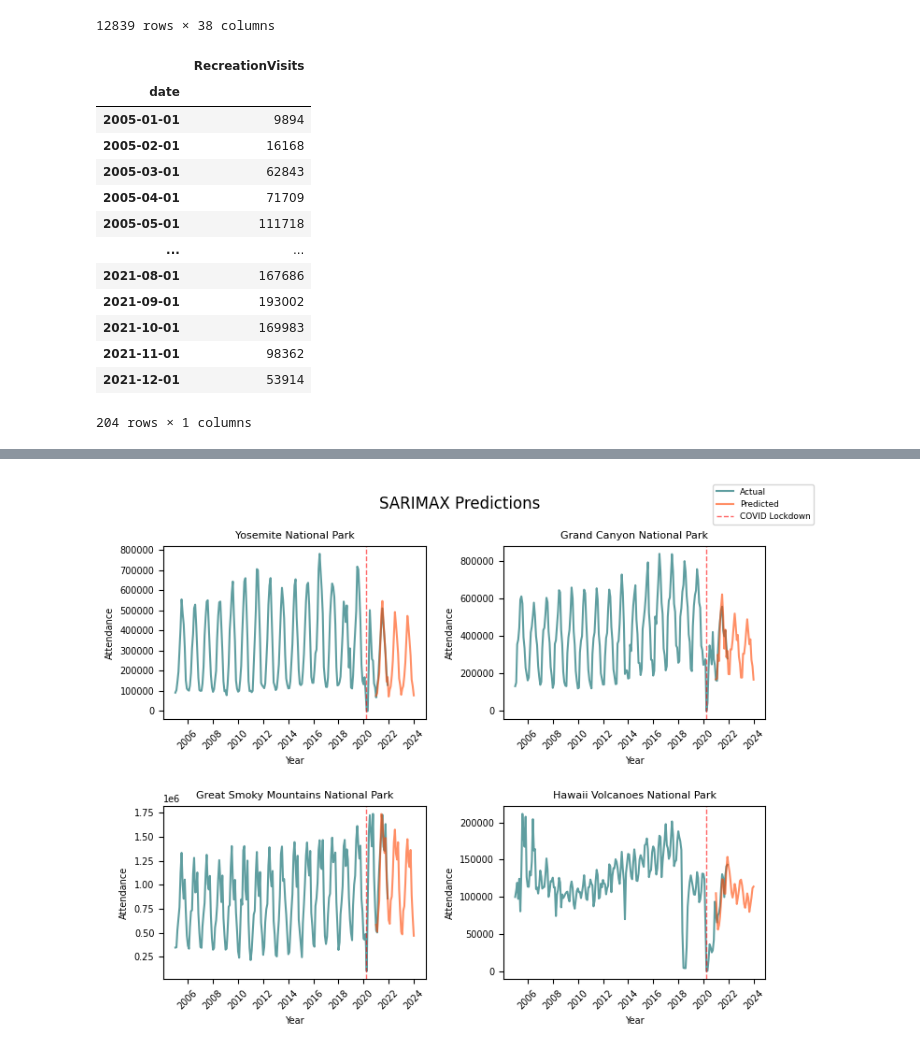
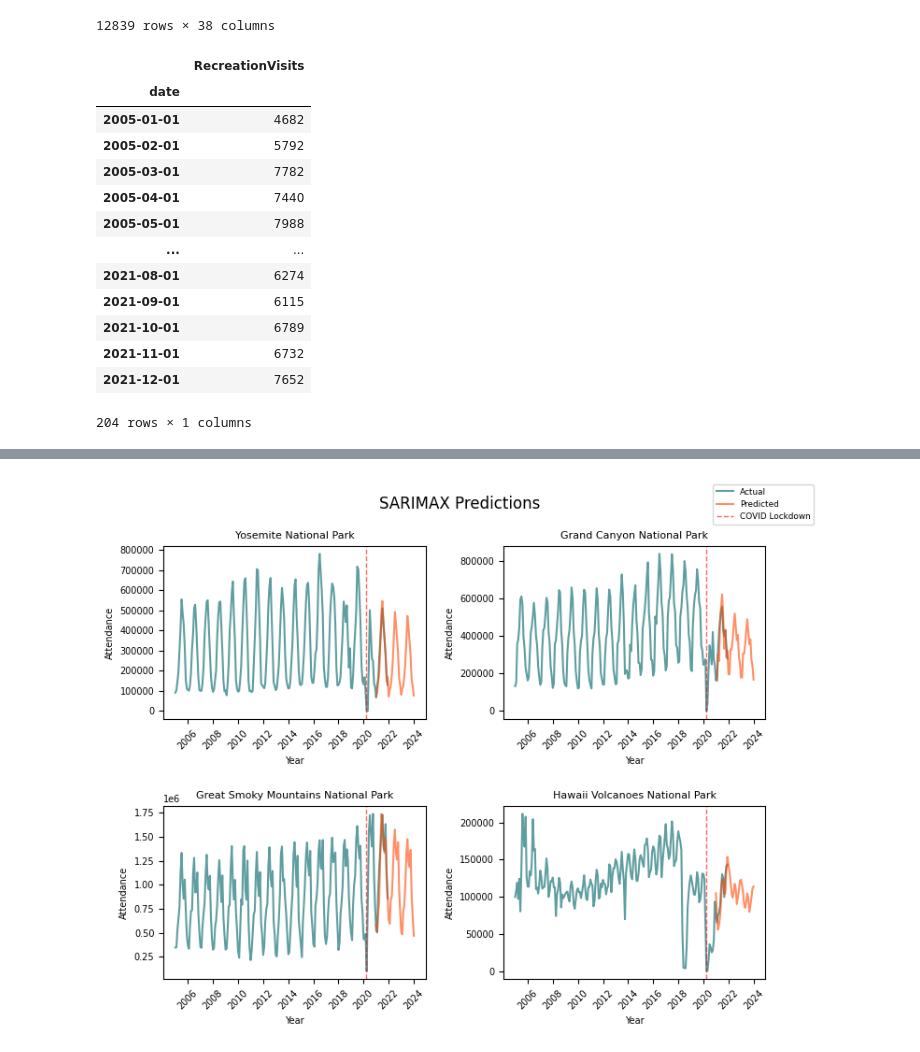
Before and after one commit to l-ching/Milestone-2, a Jupyter notebook: sarimax.ipynb, the cells around one changed output, grey strips where cells are left out. Cells and saved outputs as stored; diff of their text form; code cells hidden in the pictures.

```diff
--- a/sarimax.ipynb
+++ b/sarimax.ipynb
@@ -12,7 +13,7 @@ import numpy as np
 
 import calendar
 
-np_df = pd.read_csv('NPS_with_trends.csv', index_col = 0)
+np_df = pd.read_csv('assets/NPS_with_trends.csv', index_col = 0)
 
 # add month as col
 np_df['MonthName'] = np_df['Month'].apply(lambda x: calendar.month_abbr[x])
@@ -35,27 +36,27 @@ np_df
 | 12838 | Zion National Park | ZION | National Park | Intermountain | UT | 2021 | 12 | 211983 | ... |
 12839 rows × 38 columns
 # %%
-park_name = 'Arches National Park'
+park_name = 'Dry Tortugas National Park'
 park_df = np_df[np_df['ParkName'] == park_name][['date','Month', 'Year','RecreationVisits','Google_Searches']]
 
 
 park_df.index = park_df.date
 park_df_arima = park_df[['RecreationVisits']]
 park_df_arima
 # %% [output]
 |  | RecreationVisits |
 | date |  |
-| 2005-01-01 | 9894 |
-| 2005-02-01 | 16168 |
-| 2005-03-01 | 62843 |
-| 2005-04-01 | 71709 |
-| 2005-05-01 | 111718 |
+| 2005-01-01 | 4682 |
+| 2005-02-01 | 5792 |
+| 2005-03-01 | 7782 |
+| 2005-04-01 | 7440 |
+| 2005-05-01 | 7988 |
 | ... | ... |
-| 2021-08-01 | 167686 |
-| 2021-09-01 | 193002 |
-| 2021-10-01 | 169983 |
-| 2021-11-01 | 98362 |
-| 2021-12-01 | 53914 |
+| 2021-08-01 | 6274 |
+| 2021-09-01 | 6115 |
+| 2021-10-01 | 6789 |
+| 2021-11-01 | 6732 |
+| 2021-12-01 | 7652 |
 204 rows × 1 columns
 # %%
 from statsmodels.tsa.seasonal import seasonal_decompose
```
Also changed, not shown: parts of 7 cells of this notebook.
